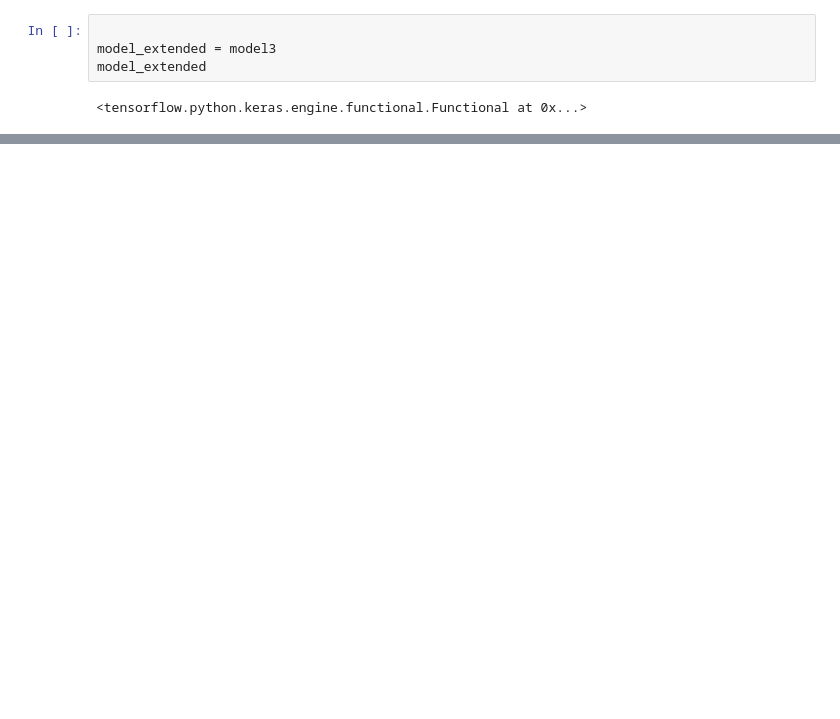
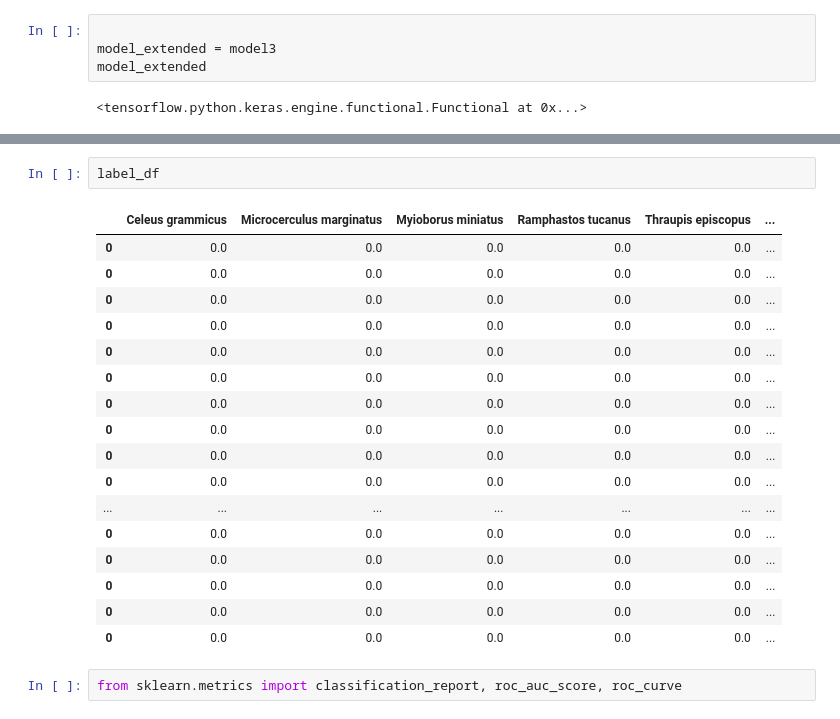
Before and after one commit to UCSD-E4E/passive-acoustic-biodiversity, a Jupyter notebook: BirdNET-Analyzer/BirdNET-Analyzer_Retraining.ipynb, the cells around one changed output, grey strips where cells are left out. Drawn from its saved outputs; the diff is of its cells as text; blank space fills up the shorter version.

```diff
--- a/BirdNET-Analyzer/BirdNET-Analyzer_Retraining.ipynb
+++ b/BirdNET-Analyzer/BirdNET-Analyzer_Retraining.ipynb
@@ -619,0 +760,22 @@ RUNNINGS 29
+# %%
+label_df
+# %% [output]
+|  | Celeus grammicus | Microcerculus marginatus | Myioborus miniatus | Ramphastos tucanus | Thraupis episcopus | ... |
+| 0 | 0.0 | 0.0 | 0.0 | 0.0 | 0.0 | ... |
+| 0 | 0.0 | 0.0 | 0.0 | 0.0 | 0.0 | ... |
+| 0 | 0.0 | 0.0 | 0.0 | 0.0 | 0.0 | ... |
+| 0 | 0.0 | 0.0 | 0.0 | 0.0 | 0.0 | ... |
+| 0 | 0.0 | 0.0 | 0.0 | 0.0 | 0.0 | ... |
+| 0 | 0.0 | 0.0 | 0.0 | 0.0 | 0.0 | ... |
+| 0 | 0.0 | 0.0 | 0.0 | 0.0 | 0.0 | ... |
+| 0 | 0.0 | 0.0 | 0.0 | 0.0 | 0.0 | ... |
+| 0 | 0.0 | 0.0 | 0.0 | 0.0 | 0.0 | ... |
+| 0 | 0.0 | 0.0 | 0.0 | 0.0 | 0.0 | ... |
+| ... | ... | ... | ... | ... | ... | ... |
+| 0 | 0.0 | 0.0 | 0.0 | 0.0 | 0.0 | ... |
+| 0 | 0.0 | 0.0 | 0.0 | 0.0 | 0.0 | ... |
+| 0 | 0.0 | 0.0 | 0.0 | 0.0 | 0.0 | ... |
+| 0 | 0.0 | 0.0 | 0.0 | 0.0 | 0.0 | ... |
+| 0 | 0.0 | 0.0 | 0.0 | 0.0 | 0.0 | ... |
+# %%
+from sklearn.metrics import classification_report, roc_auc_score, roc_curve
```
Also changed, not shown: parts of 15 cells of this notebook, 1 other file.
